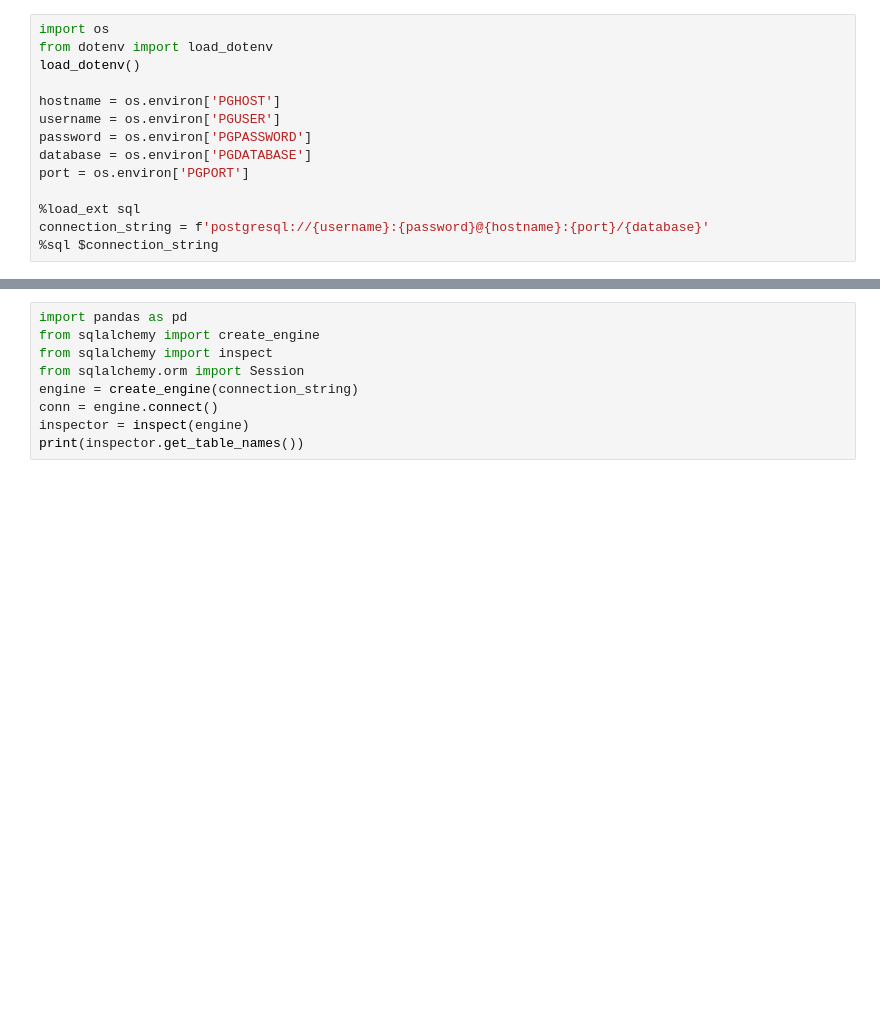
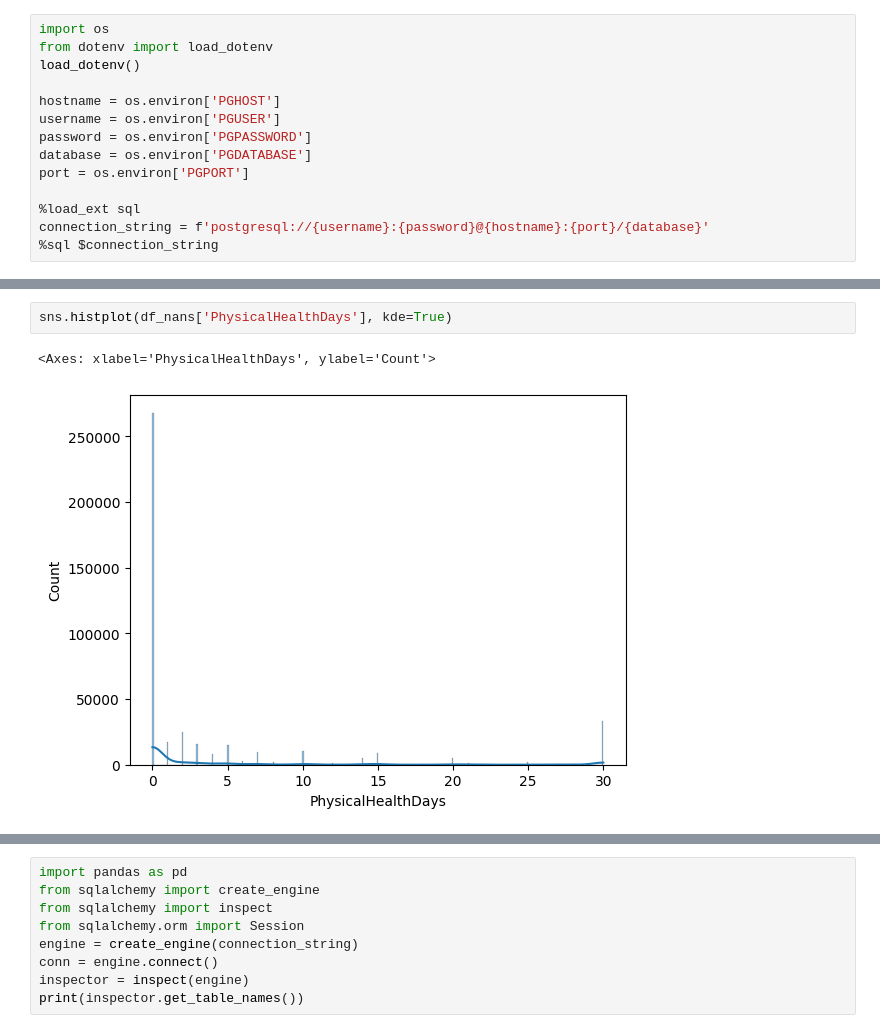
Before and after one commit to theCodeCS/heart_disease_predictor, a Jupyter notebook: heart_disease_predictor/heart_disease.ipynb, the cells around one changed output, grey strips where cells are left out. Cells and saved outputs as stored; diff of their text form; blank space fills up the shorter version.

```diff
--- a/heart_disease_predictor/heart_disease.ipynb
+++ b/heart_disease_predictor/heart_disease.ipynb
@@ -27,0 +181,5 @@ alee
+# %%
+sns.histplot(df_nans['PhysicalHealthDays'], kde=True)
+# %% [output]
+<Axes: xlabel='PhysicalHealthDays', ylabel='Count'>
+[figure, added]
```
Also changed, not shown: parts of 30 cells of this notebook, 1 other file.
